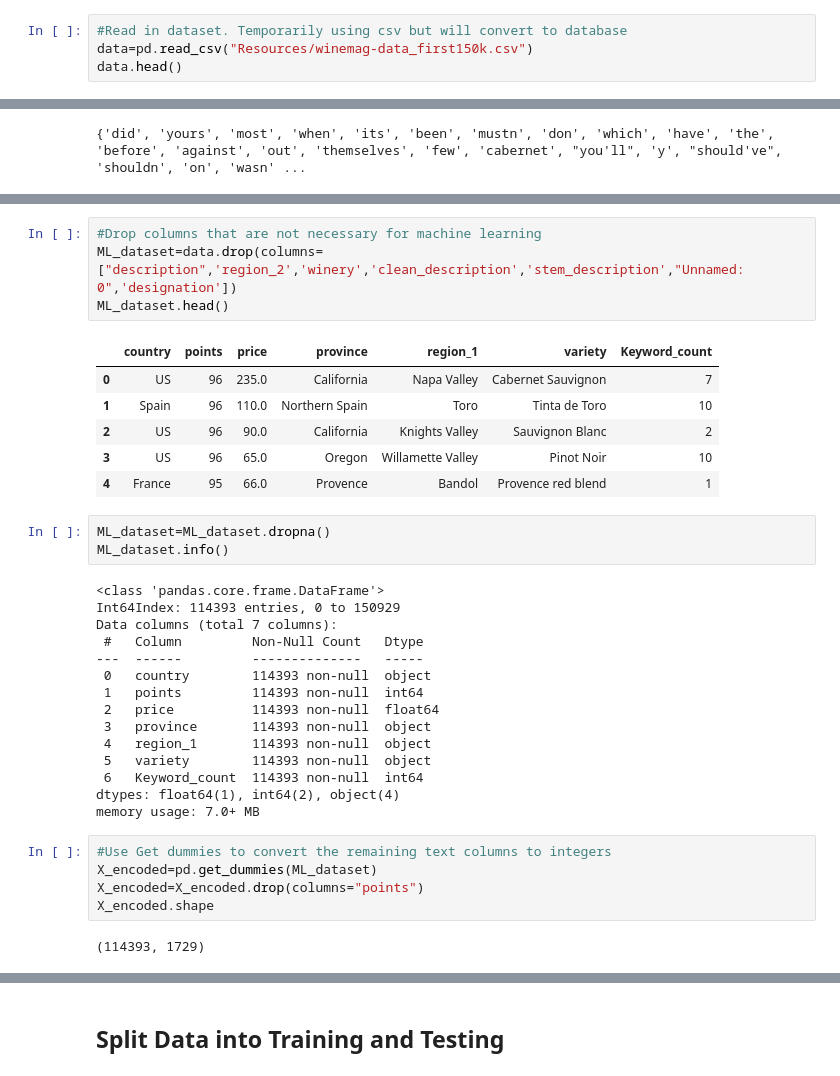
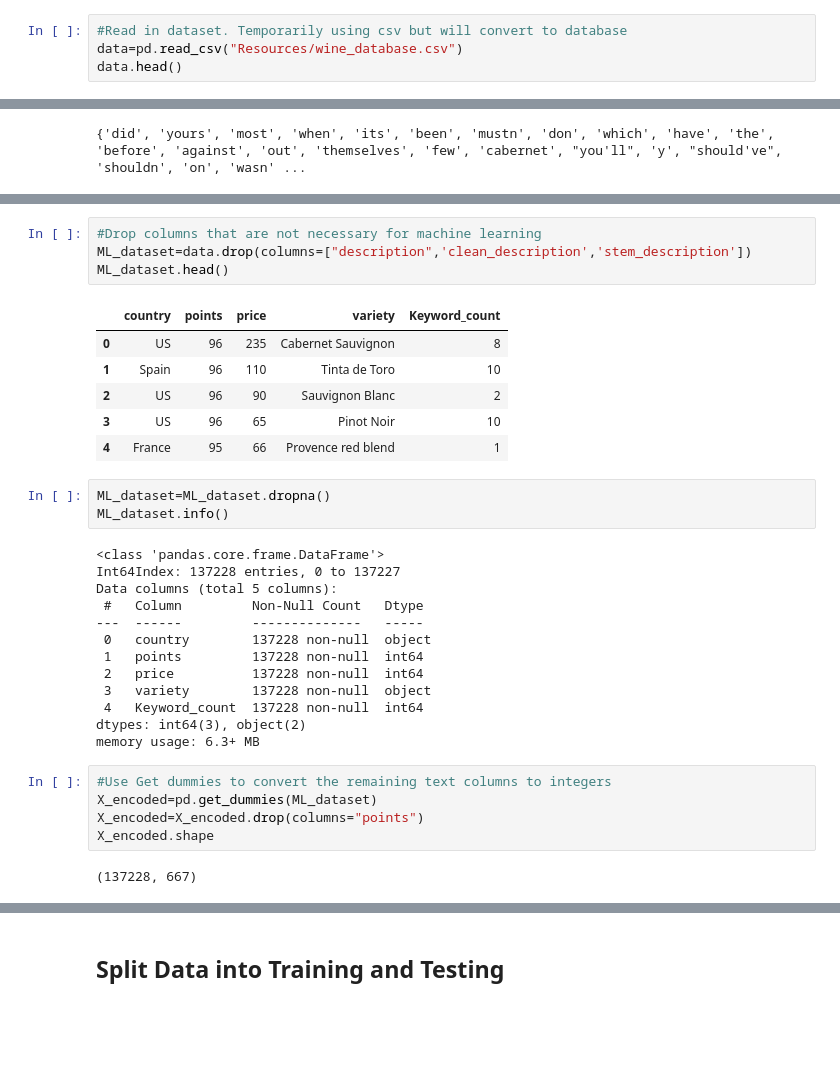
Before and after one commit to nataliepoorcreations/Wine_Reviews_Project, a Jupyter notebook: Machine_learning_model.ipynb, the cells around one changed output, grey strips where cells are left out. Cells and saved outputs as stored; diff of their text form; blank space fills up the shorter version.

```diff
--- a/Machine_learning_model.ipynb
+++ b/Machine_learning_model.ipynb
@@ -18,6 +18,6 @@ import re
 import matplotlib.pyplot as plt
 # %%
 #Read in dataset. Temporarily using csv but will convert to database
-data=pd.read_csv("Resources/winemag-data_first150k.csv")
+data=pd.read_csv("Resources/wine_database.csv")
 data.head()
 # %% [output]
@@ -197,39 +187,37 @@ data.head()
 # %%
 #Drop columns that are not necessary for machine learning
-ML_dataset=data.drop(columns=["description",'region_2','winery','clean_description','stem_description',"Unnamed: 0",'designation'])
+ML_dataset=data.drop(columns=["description",'clean_description','stem_description'])
 ML_dataset.head()
 # %% [output]
-|  | country | points | price | province | region_1 | variety | Keyword_count |
-| 0 | US | 96 | 235.0 | California | Napa Valley | Cabernet Sauvignon | 7 |
-| 1 | Spain | 96 | 110.0 | Northern Spain | Toro | Tinta de Toro | 10 |
-| 2 | US | 96 | 90.0 | California | Knights Valley | Sauvignon Blanc | 2 |
-| 3 | US | 96 | 65.0 | Oregon | Willamette Valley | Pinot Noir | 10 |
-| 4 | France | 95 | 66.0 | Provence | Bandol | Provence red blend | 1 |
+|  | country | points | price | variety | Keyword_count |
+| 0 | US | 96 | 235 | Cabernet Sauvignon | 8 |
+| 1 | Spain | 96 | 110 | Tinta de Toro | 10 |
+| 2 | US | 96 | 90 | Sauvignon Blanc | 2 |
+| 3 | US | 96 | 65 | Pinot Noir | 10 |
+| 4 | France | 95 | 66 | Provence red blend | 1 |
 # %%
 ML_dataset=ML_dataset.dropna()
 ML_dataset.info()
 # %% [output]
 <class 'pandas.core.frame.DataFrame'>
-Int64Index: 114393 entries, 0 to 150929
-Data columns (total 7 columns):
+Int64Index: 137228 entries, 0 to 137227
+Data columns (total 5 columns):
  #   Column         Non-Null Count   Dtype
 ---  ------         --------------   -----
- 0   country        114393 non-null  object
- 1   points         114393 non-null  int64
- 2   price          114393 non-null  float64
- 3   province       114393 non-null  object
- 4   region_1       114393 non-null  object
- 5   variety        114393 non-null  object
- 6   Keyword_count  114393 non-null  int64
-dtypes: float64(1), int64(2), object(4)
-memory usage: 7.0+ MB
+ 0   country        137228 non-null  object
+ 1   points         137228 non-null  int64
+ 2   price          137228 non-null  int64
+ 3   variety        137228 non-null  object
+ 4   Keyword_count  137228 non-null  int64
+dtypes: int64(3), object(2)
+memory usage: 6.3+ MB
 # %%
 #Use Get dummies to convert the remaining text columns to integers
 X_encoded=pd.get_dummies(ML_dataset)
 X_encoded=X_encoded.drop(columns="points")
 X_encoded.shape
 # %% [output]
-(114393, 1729)
+(137228, 667)
 # %%
 X_encoded.head()
 X_encoded.describe()
```
Also changed, not shown: parts of 15 cells of this notebook.
